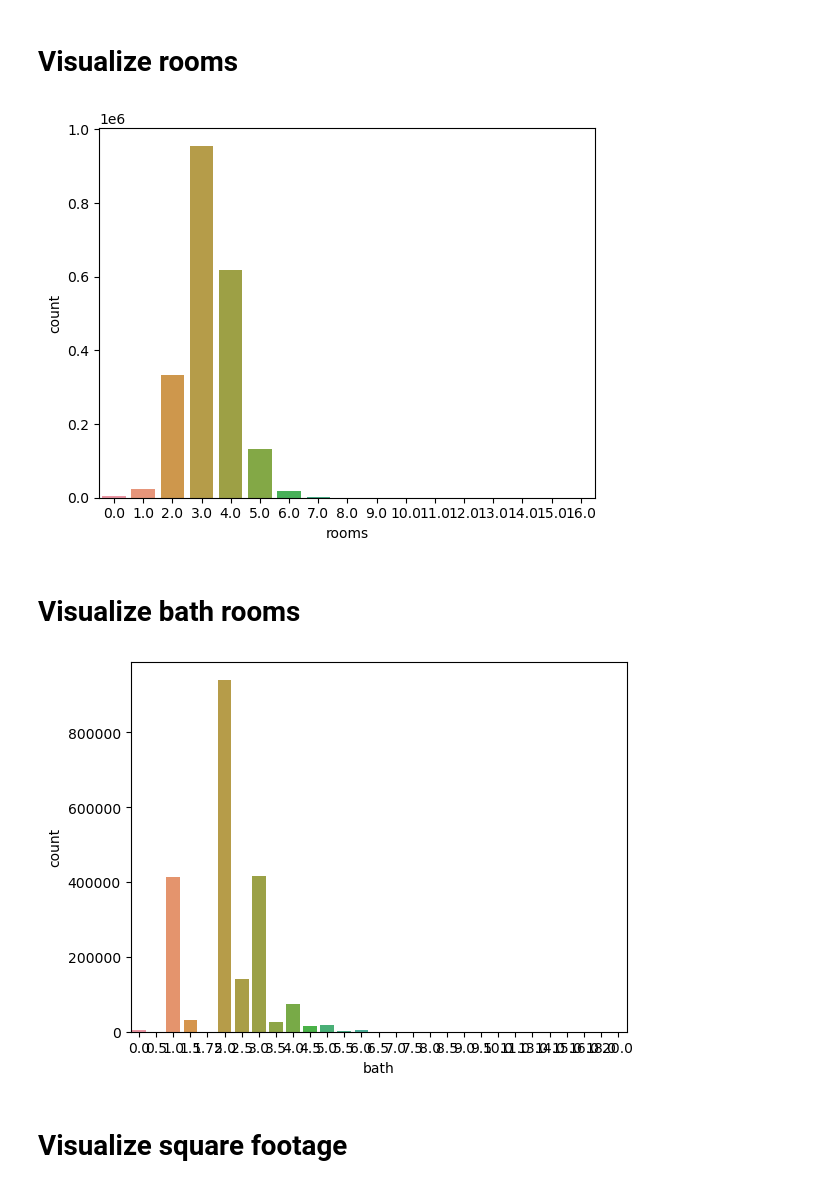
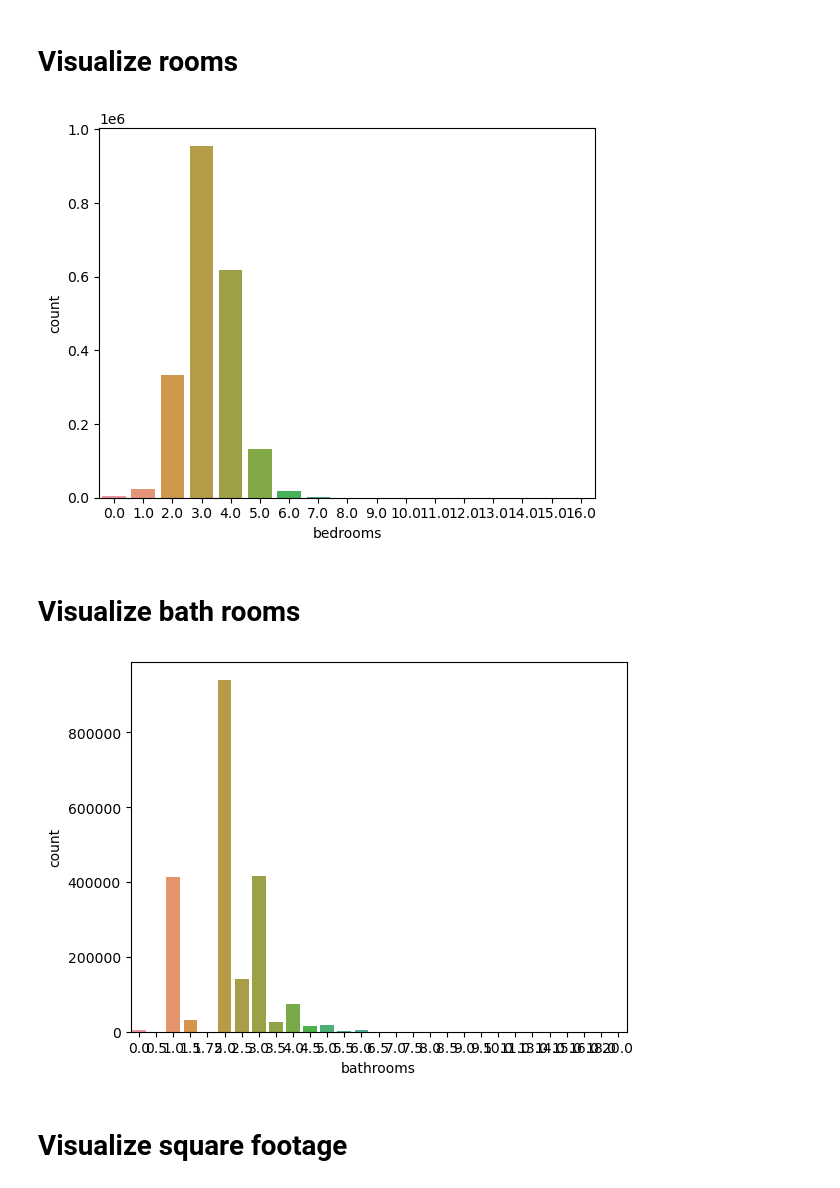
Before and after one commit to Andrew-Casey/regression_exercises1, a Jupyter notebook: wrangle_original.ipynb, the cells around one changed output. Cells and saved outputs as stored; diff of their text form; code cells hidden in the pictures.

```diff
--- a/wrangle_original.ipynb
+++ b/wrangle_original.ipynb
@@ -40,17 +40,17 @@ plt.show()
 # %% [markdown]
 # Visualize rooms
 # %%
-sns.countplot(x=df.rooms)
+sns.countplot(x=df.bedrooms)
 plt.show()
 # %% [output]
-[figure, old version]
+[figure, new version]
 # %% [markdown]
 # Visualize bath rooms
 # %%
-sns.countplot(x=df.bath)
+sns.countplot(x=df.bathrooms)
 plt.show()
 # %% [output]
-[figure, old version]
+[figure, new version]
 # %% [markdown]
 # Visualize square footage
 # %%
```
Also changed, not shown: parts of 7 cells of this notebook, 4 other files.
